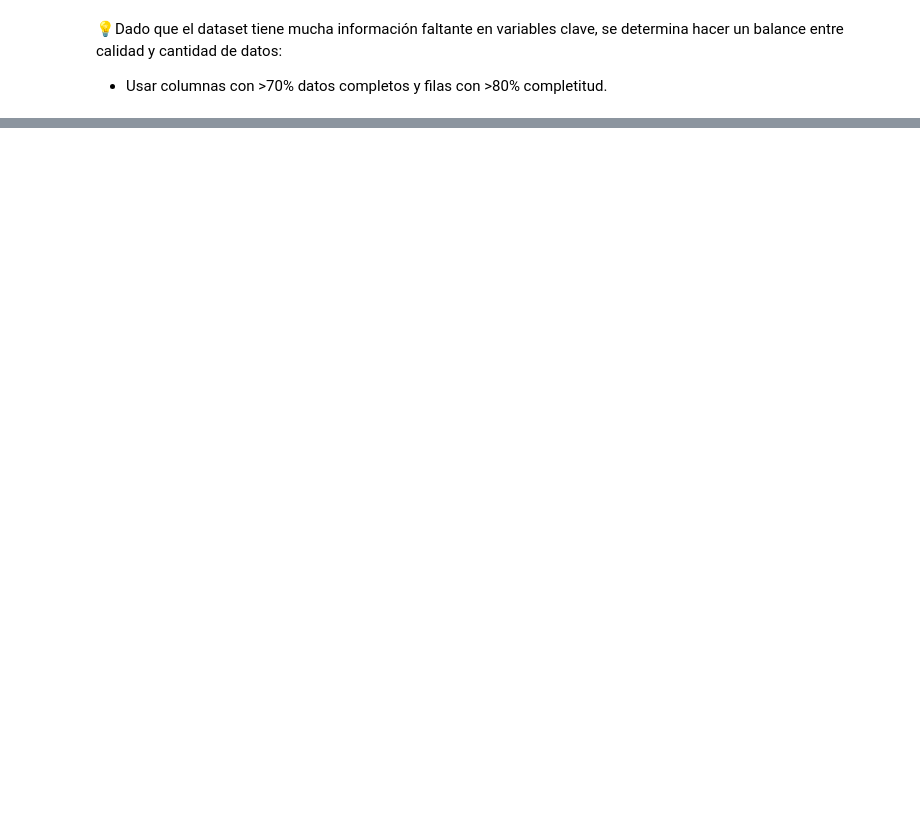
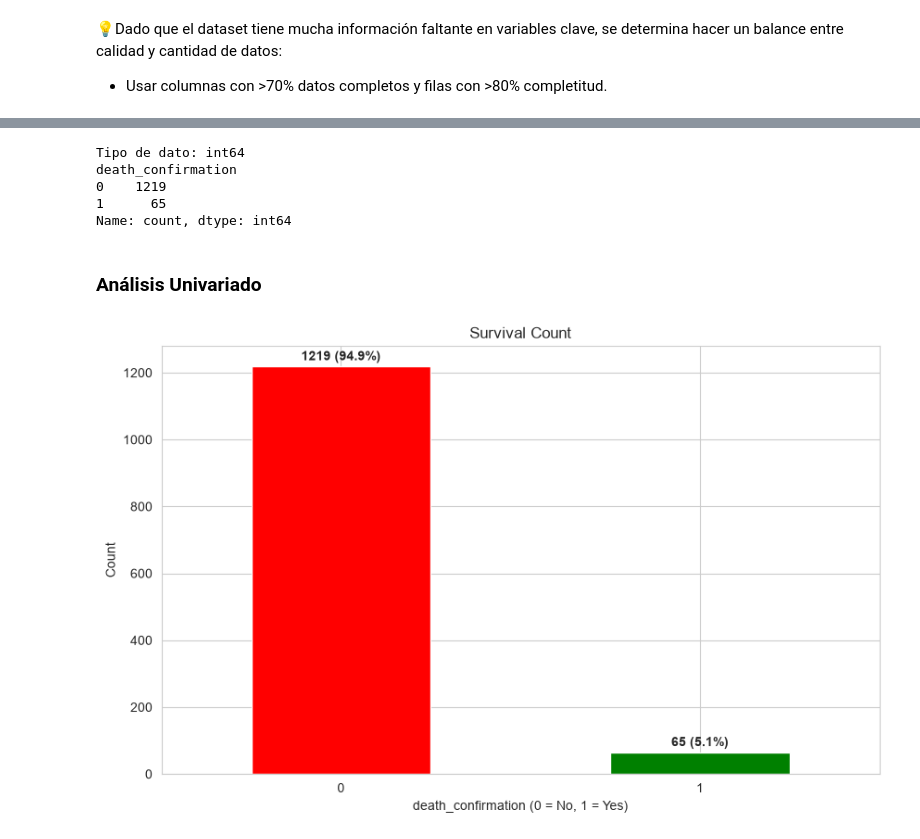
Before and after one commit to Bootcamp-IA-MAD-P7/project-3-EDA-abel, a Jupyter notebook: covid.ipynb, the cells around one changed output, grey strips where cells are left out. Saved outputs shown, nothing was run; the diff lists cells and outputs as text; code cells hidden in the pictures; blank space fills up the shorter version.

```diff
--- a/covid.ipynb
+++ b/covid.ipynb
@@ -161,0 +320,37 @@ df_analisis.head()
+# %%
+# Normalizar tipo y valor de variable: "death_confirmation"
+
+df_analisis['death_confirmation'] = df_analisis['death_confirmation'].astype(str).apply(
+    lambda x: 0 if x == '0' else 1
+)
+
+# Verificar resultado
+print(f'Tipo de dato: {df_analisis['death_confirmation'].dtype}')
+print(df_analisis['death_confirmation'].value_counts())
+# %% [output]
+Tipo de dato: int64
+death_confirmation
+0    1219
+1      65
+Name: count, dtype: int64
+# %% [markdown]
+### Análisis Univariado
+# %%
+# Variable categórica: "death_confirmation"
+
+counts = df_analisis['death_confirmation'].value_counts()
+ax = counts.plot(kind='bar', color=['red', 'green'])
+plt.title('Survival Count') # type: ignore
+plt.xlabel('death_confirmation (0 = No, 1 = Yes)') # type: ignore
+plt.ylabel('Count') # type: ignore
+plt.xticks(rotation=0) # type: ignore
+
+# Agregar valores sobre las barras
+for i, (index, value) in enumerate(counts.items()):
+    # Añadir etiqueta con el valor
+    ax.text(i, value + 10, f'{value} ({value/len(df_analisis)*100:.1f}%)', # type: ignore
+            ha='center', va='bottom', fontweight='bold')
+
+plt.show() # type: ignore
+# %% [output]
+[figure, added]
```
Also changed, not shown: parts of 33 cells of this notebook.
